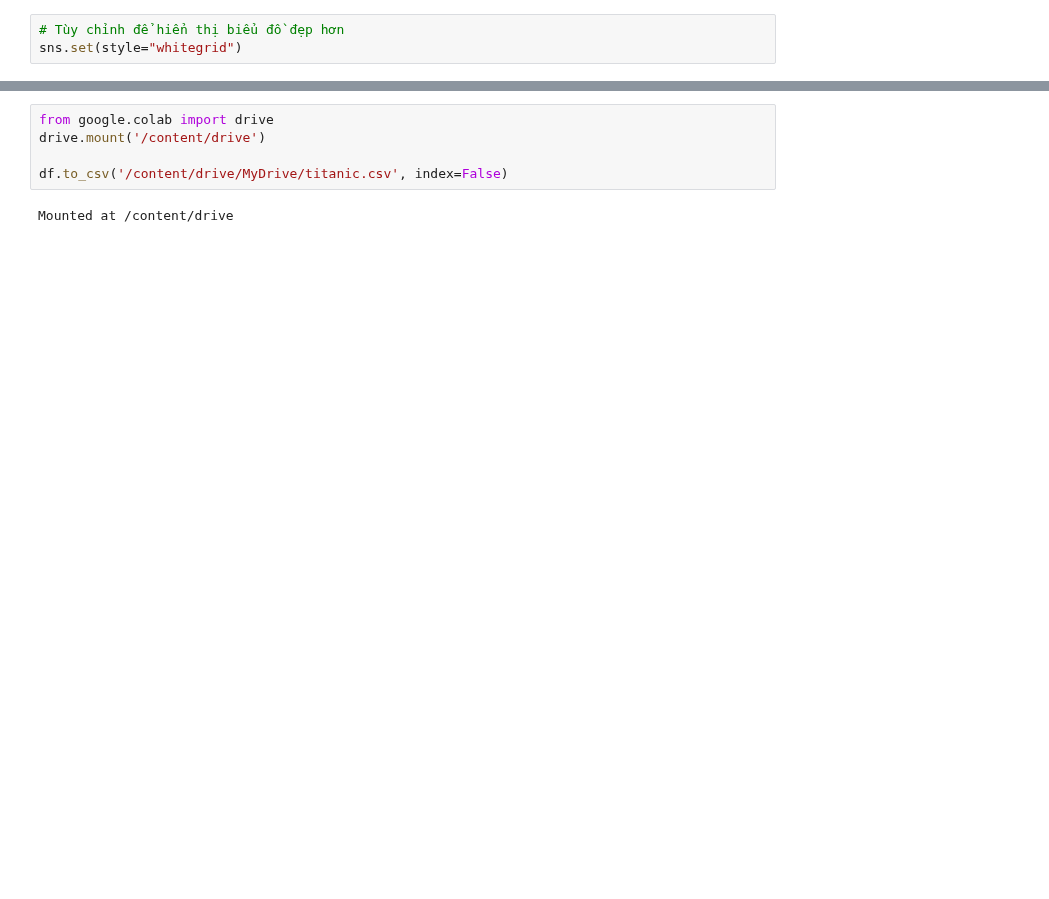
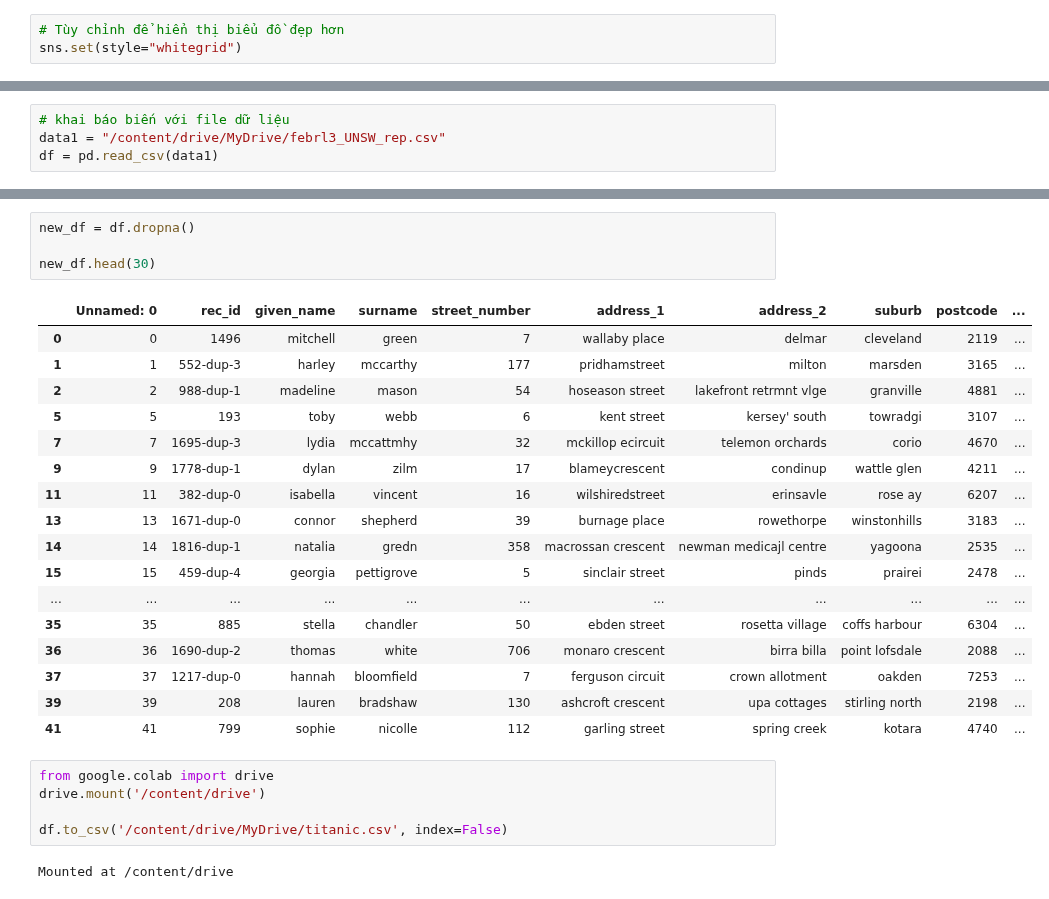
Before and after one commit to yuukun123/Python, a Jupyter notebook: Copy_of_Untitled0.ipynb, the cells around one changed output, grey strips where cells are left out. Saved outputs shown, nothing was run; the diff lists cells and outputs as text; blank space fills up the shorter version.

```diff
--- a/Copy_of_Untitled0.ipynb
+++ b/Copy_of_Untitled0.ipynb
@@ -47,0 +15,4 @@ Data columns (total 14 columns):
+# %%
+# khai báo biến với file dữ liệu
+data1 = "/content/drive/MyDrive/febrl3_UNSW_rep.csv"
+df = pd.read_csv(data1)
@@ -48,3 +42,25 @@ Data columns (total 14 columns):
+# %%
+new_df = df.dropna()
+
+new_df.head(30)
+# %% [output]
+|  | Unnamed: 0 | rec_id | given_name | surname | street_number | address_1 | address_2 | suburb | postcode | ... |
+| 0 | 0 | 1496 | mitchell | green | 7 | wallaby place | delmar | cleveland | 2119 | ... |
+| 1 | 1 | 552-dup-3 | harley | mccarthy | 177 | pridhamstreet | milton | marsden | 3165 | ... |
+| 2 | 2 | 988-dup-1 | madeline | mason | 54 | hoseason street | lakefront retrmnt vlge | granville | 4881 | ... |
+| 5 | 5 | 193 | toby | webb | 6 | kent street | kersey' south | towradgi | 3107 | ... |
+| 7 | 7 | 1695-dup-3 | lydia | mccattmhy | 32 | mckillop ecircuit | telemon orchards | corio | 4670 | ... |
+| 9 | 9 | 1778-dup-1 | dylan | zilm | 17 | blameycrescent | condinup | wattle glen | 4211 | ... |
+| 11 | 11 | 382-dup-0 | isabella | vincent | 16 | wilshiredstreet | erinsavle | rose ay | 6207 | ... |
+| 13 | 13 | 1671-dup-0 | connor | shepherd | 39 | burnage place | rowethorpe | winstonhills | 3183 | ... |
+| 14 | 14 | 1816-dup-1 | natalia | gredn | 358 | macrossan crescent | newman medicajl centre | yagoona | 2535 | ... |
+| 15 | 15 | 459-dup-4 | georgia | pettigrove | 5 | sinclair street | pinds | prairei | 2478 | ... |
+| ... | ... | ... | ... | ... | ... | ... | ... | ... | ... | ... |
+| 35 | 35 | 885 | stella | chandler | 50 | ebden street | rosetta village | coffs harbour | 6304 | ... |
+| 36 | 36 | 1690-dup-2 | thomas | white | 706 | monaro crescent | birra billa | point lofsdale | 2088 | ... |
+| 37 | 37 | 1217-dup-0 | hannah | bloomfield | 7 | ferguson circuit | crown allotment | oakden | 7253 | ... |
+| 39 | 39 | 208 | lauren | bradshaw | 130 | ashcroft crescent | upa cottages | stirling north | 2198 | ... |
+| 41 | 41 | 799 | sophie | nicolle | 112 | garling street | spring creek | kotara | 4740 | ... |
 # %%
 from google.colab import drive
 drive.mount('/content/drive')
```
Also changed, not shown: parts of 4 cells of this notebook.
